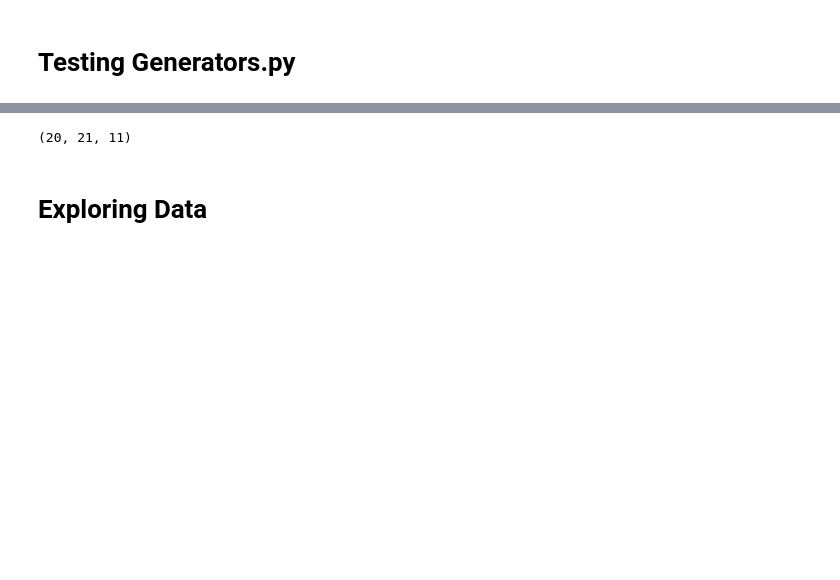
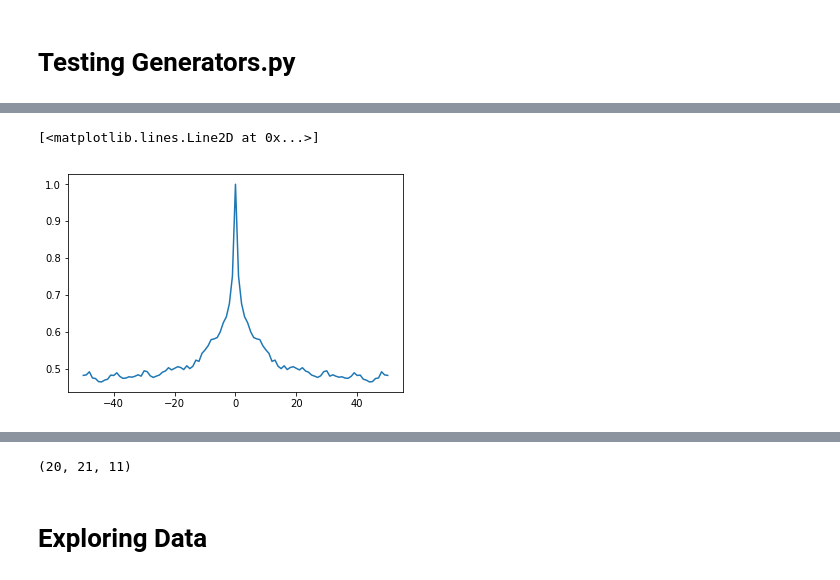
Before and after one commit to shermanlo77/cptimeseries, a Jupyter notebook: Untitled.ipynb, the cells around one changed output, grey strips where cells are left out. Saved outputs shown, nothing was run; the diff lists cells and outputs as text; code cells hidden in the pictures; blank space fills up the shorter version.

```diff
--- a/Untitled.ipynb
+++ b/Untitled.ipynb
@@ -18,0 +32,5 @@ rain_gen = Generators.Generator_rain(fn=_path,all_at_once=False)
+# %%
+plt.plot(a[0].tolist(),a[1].tolist() )
+# %% [output]
+[<matplotlib.lines.Line2D at 0x...>]
+[figure, added]
```
Also changed, not shown: parts of 14 cells of this notebook, 2 other files.
